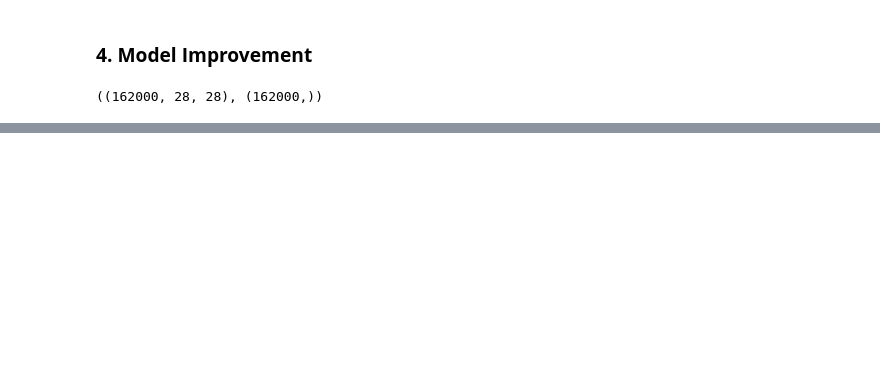
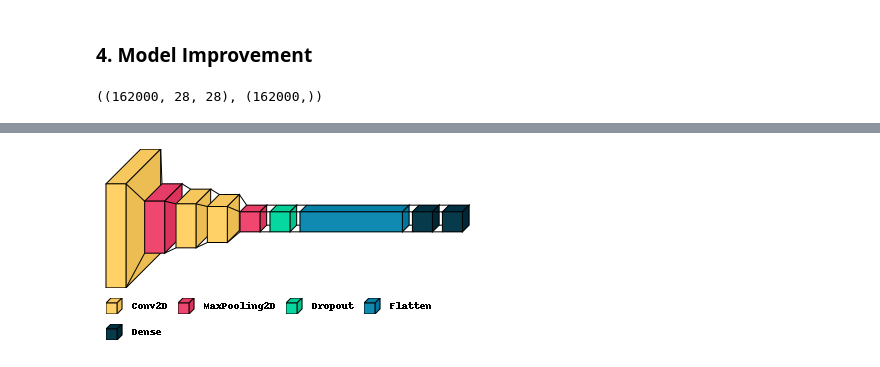
Before and after one commit to Amirrahman19/DeepLearning, a Jupyter notebook: CA1/PartA/fashion-Copy1.ipynb, the cells around one changed output, grey strips where cells are left out. Saved outputs shown, nothing was run; the diff lists cells and outputs as text; code cells hidden in the pictures; blank space fills up the shorter version.

```diff
--- a/CA1/PartA/fashion-Copy1.ipynb
+++ b/CA1/PartA/fashion-Copy1.ipynb
@@ -429 +470,7 @@ KeyboardInterrupt:
+# %%
+import visualkeras
+from PIL import ImageFont
+visualkeras.layered_view(own_augmented_model, legend=True)
+# %% [output]
+[figure, added]
 # %%
```
Also changed, not shown: parts of 28 cells of this notebook, 5 other files.
